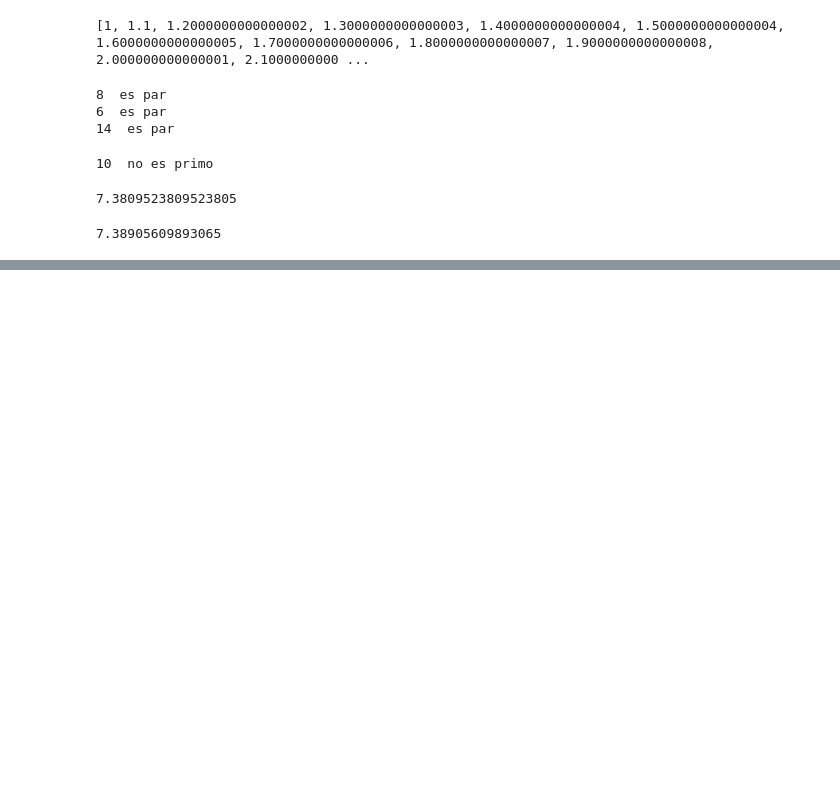
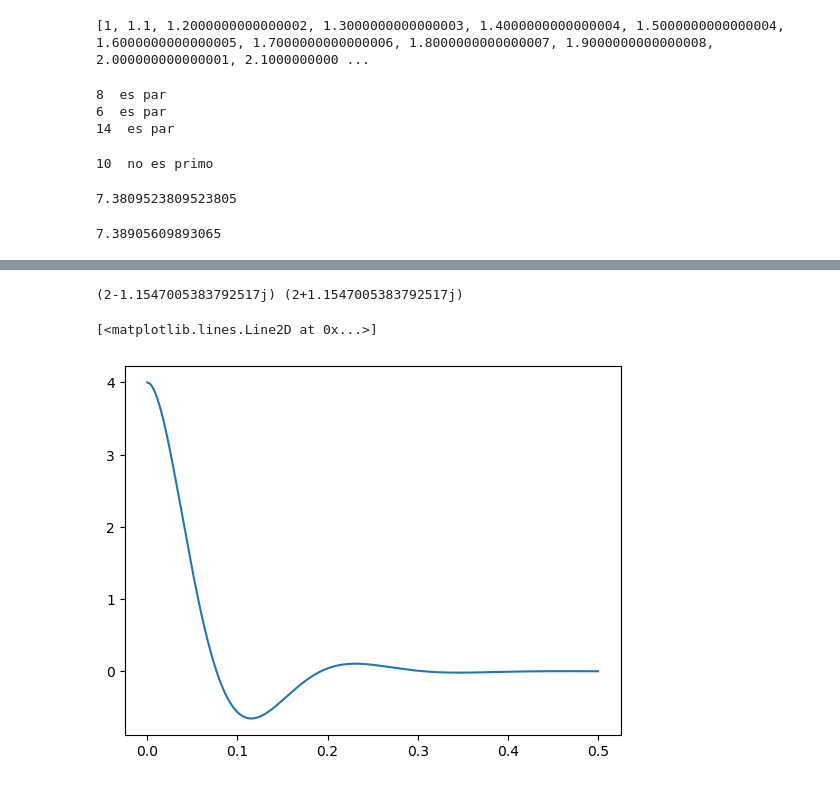
Before and after one commit to cjuarezramos/MMS022024, a Jupyter notebook: Pruebas/Pruebas2.ipynb, the cells around one changed output, grey strips where cells are left out. Saved outputs shown, nothing was run; the diff lists cells and outputs as text; code cells hidden in the pictures; blank space fills up the shorter version.

```diff
--- a/Pruebas/Pruebas2.ipynb
+++ b/Pruebas/Pruebas2.ipynb
@@ -64,0 +98,17 @@ math.exp(2)
+# %%
+s1 =-z*wn+wn*(z**2-1)**0.5
+s2 = -z*wn-wn*(z**2-1)**0.5
+
+x0 = 4
+dx0 = 0
+A1 = (x0*s2-dx0)/(s2-s1)
+A2 = (dx0-s1*x0)/(s2-s1)
+
+v = A1*np.exp(s1*t)+A2*np.exp(s2*t)
+
+print(A1,A2)
+plt.plot(t,v)
+# %% [output]
+(2-1.1547005383792517j) (2+1.1547005383792517j)
+[<matplotlib.lines.Line2D at 0x...>]
+[figure, added]
```
Also changed, not shown: parts of 4 cells of this notebook, 3 other files.
